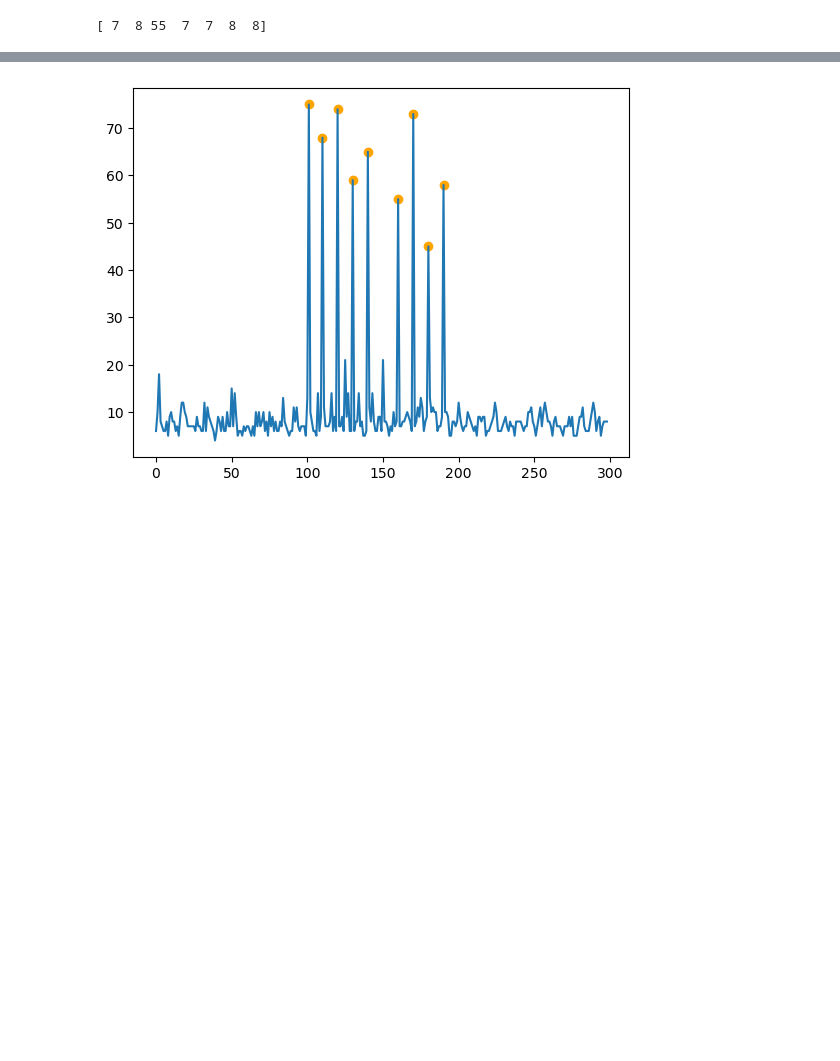
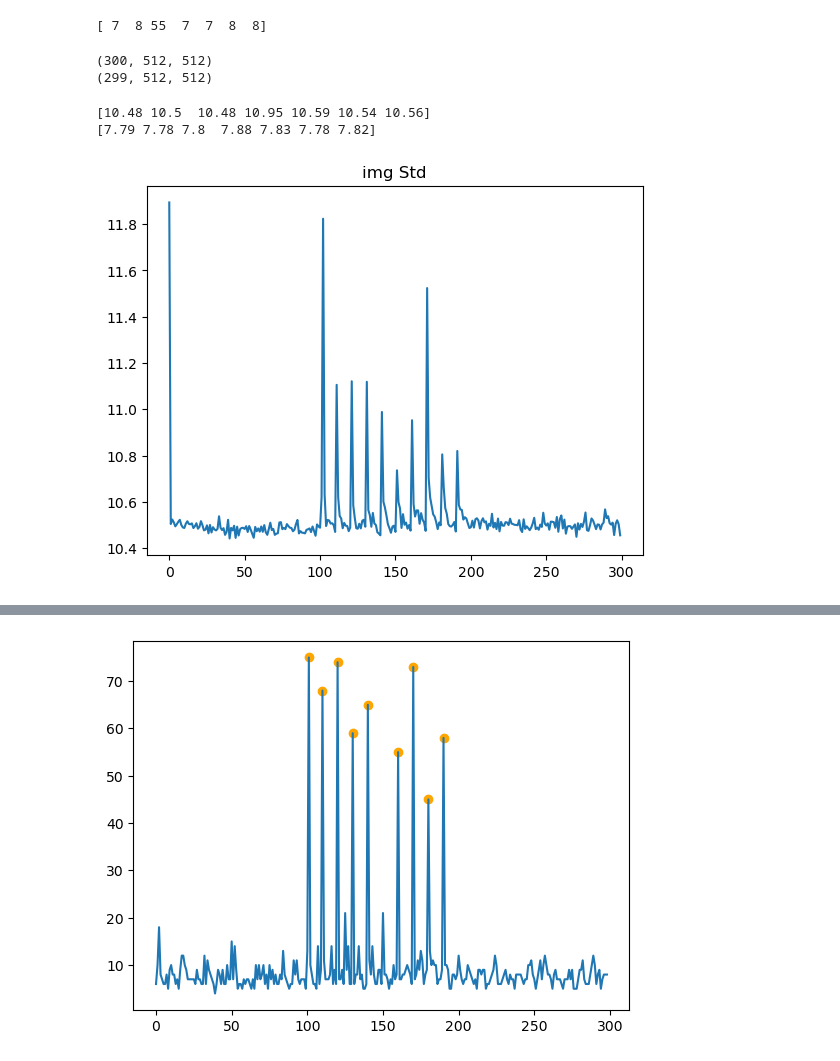
Before and after one commit to andreasmz/glutamate-roi-finder, a Jupyter notebook: dev/notebooks/devNotebook7.ipynb, the cells around one changed output, grey strips where cells are left out. Saved outputs shown, nothing was run; the diff lists cells and outputs as text; code cells hidden in the pictures; blank space fills up the shorter version.

```diff
--- a/dev/notebooks/devNotebook7.ipynb
+++ b/dev/notebooks/devNotebook7.ipynb
@@ -15,3 +15,21 @@ grf.Start_Background()
 print(grf.API_IMG().imgDiffMaxSpatial[158:165])
 # %% [output]
 [ 7  8 55  7  7  8  8]
+# %%
+print(grf.API_IMG().img.shape)
+print(grf.API_IMG().imgDiff.shape)
+# %% [output]
+(300, 512, 512)
+(299, 512, 512)
+# %%
+imgStd = np.std(grf.API_IMG().img, axis=(1,2))
+imgMean = np.mean(grf.API_IMG().img, axis=(1,2))
+print(imgStd[158:165].round(2))
+print(imgMean[158:165].round(2))
+plt.plot(imgStd)
+plt.title("img Std")
+plt.show()
+# %% [output]
+[10.48 10.5  10.48 10.95 10.59 10.54 10.56]
+[7.79 7.78 7.8  7.88 7.83 7.78 7.82]
+[figure, added]
```
Also changed, not shown: parts of 18 cells of this notebook.
